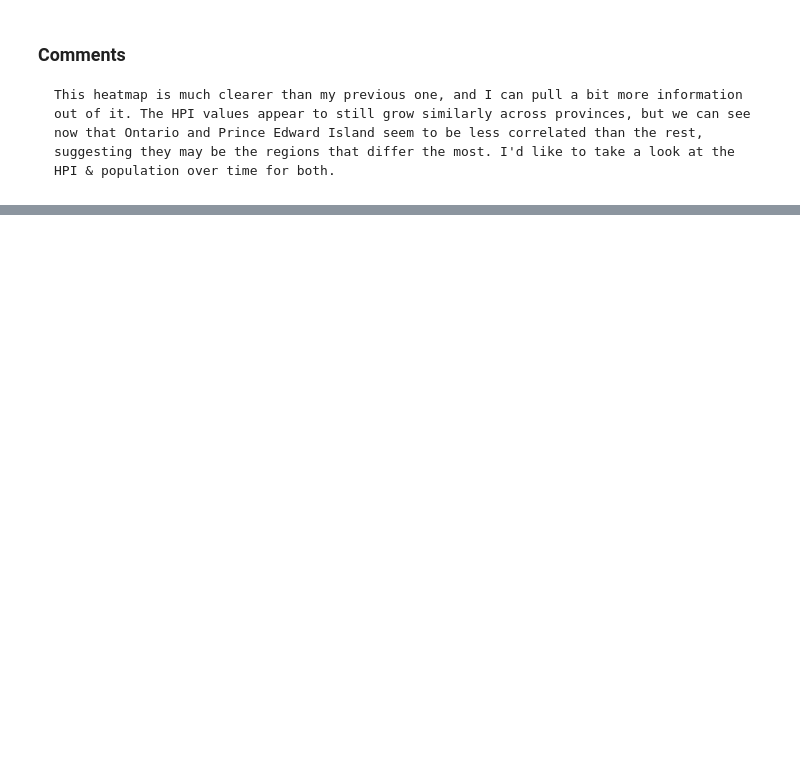
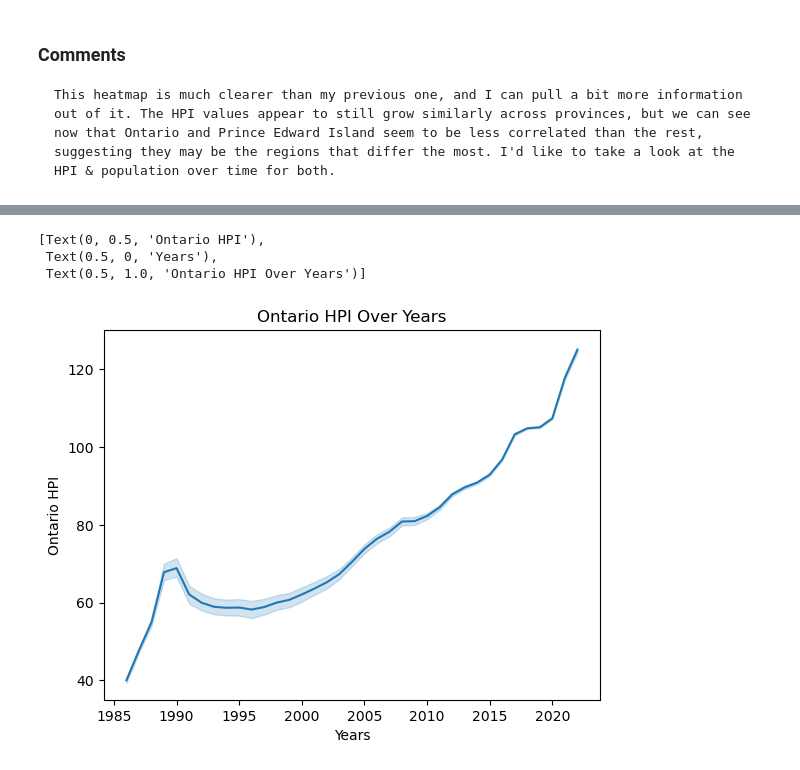
Before and after one commit to ubco-W2022T1-cosc301/group13, a Jupyter notebook: notebooks/analysis3.ipynb, the cells around one changed output, grey strips where cells are left out. Drawn from its saved outputs; the diff is of its cells as text; code cells hidden in the pictures; blank space fills up the shorter version.

```diff
--- a/notebooks/analysis3.ipynb
+++ b/notebooks/analysis3.ipynb
@@ -220,3 +238,7 @@ sns.heatmap(fdf.corr()).set(title="Final Dataset Correlation Matrix")
 # %%
-sns.lineplot(data=fdf, x="year", y="Ontario").set(title="HPI Over Years in Ontario")
-sns.lineplot(data=fdf, x="year", y="Ontario").set(title="HPI Over Years in Quebec")
+sns.lineplot(data=fdf, x="year", y="Ontario ").set(title="Ontario HPI Over Years", ylabel="Ontario HPI", xlabel="Years")
+# %% [output]
+[Text(0, 0.5, 'Ontario HPI'),
+ Text(0.5, 0, 'Years'),
+ Text(0.5, 1.0, 'Ontario HPI Over Years')]
+[figure, added]
```
Also changed, not shown: parts of 7 cells of this notebook, 1 other file.
